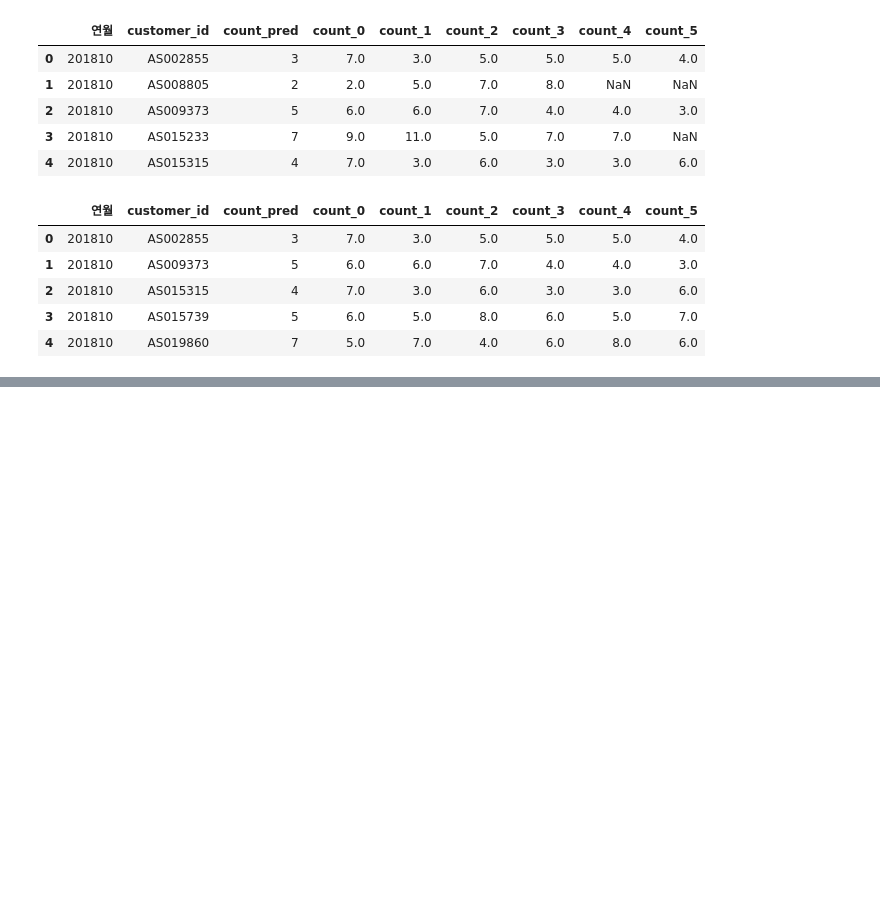
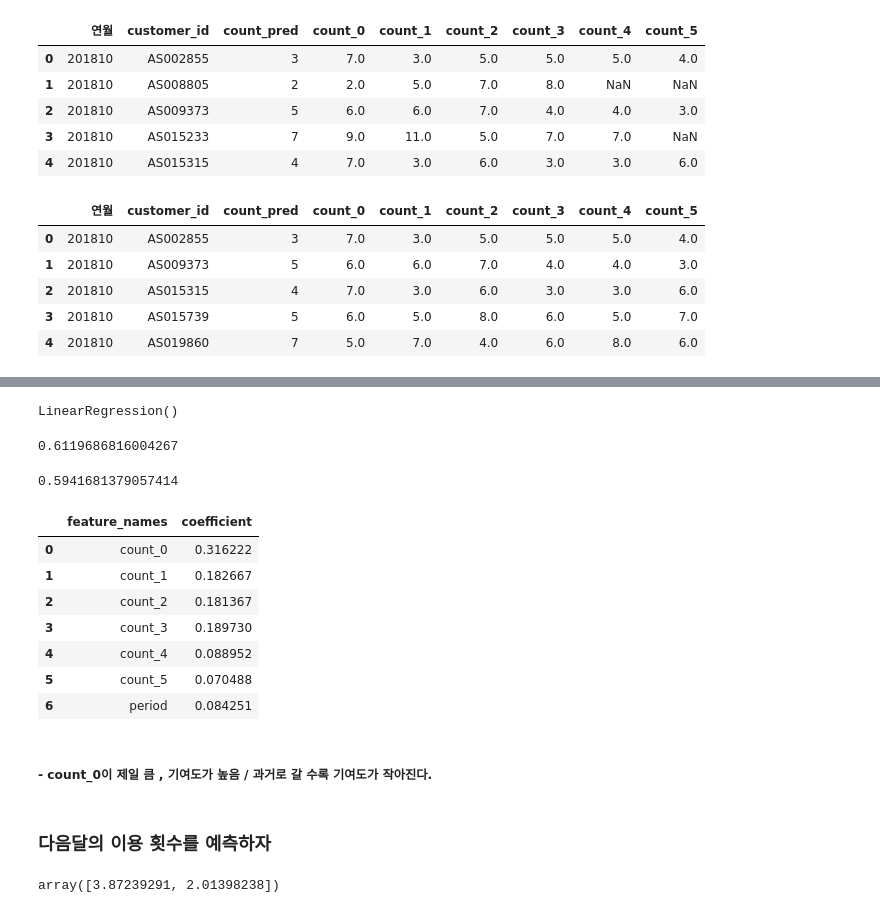
Before and after one commit to Hyehang/python_technique100, a Jupyter notebook: 04/04.고객의 행동을 예측하는 테크닉10.ipynb, the cells around one changed output, grey strips where cells are left out. Drawn from its saved outputs; the diff is of its cells as text; code cells hidden in the pictures; blank space fills up the shorter version.

```diff
--- a/04/04.고객의 행동을 예측하는 테크닉10.ipynb
+++ b/04/04.고객의 행동을 예측하는 테크닉10.ipynb
@@ -232,0 +276,34 @@ predict_data.head()
+# %%
+y = predict_data['count_pred']
+# %%
+X_train, X_test , y_train, y_test = sklearn.model_selection.train_test_split(X,y)
+# %%
+model.fit(X_train,y_train)
+# %% [output]
+LinearRegression()
+# %%
+model.score(X_train,y_train)
+# %% [output]
+0.6119686816004267
+# %%
+model.score(X_test,y_test)
+# %% [output]
+0.5941681379057414
+# %%
+coef = pd.DataFrame({'feature_names' : X.columns,
+                    'coefficient' : model.coef_})   #기여도 확인
+# %%
+coef
+# %% [output]
+|  | feature_names | coefficient |
+| 0 | count_0 | 0.316222 |
+| 1 | count_1 | 0.182667 |
+| 2 | count_2 | 0.181367 |
+| 3 | count_3 | 0.189730 |
+| 4 | count_4 | 0.088952 |
+| 5 | count_5 | 0.070488 |
+| 6 | period | 0.084251 |
+# %% [markdown]
+##### - count_0이 제일 큼 , 기여도가 높음 / 과거로 갈 수록 기여도가 작아진다.
+# %% [markdown]
+### 다음달의 이용 횟수를 예측하자
@@ -232,0 +314,4 @@ predict_data.head()
+# %%
+model.predict(x_pred)
+# %% [output]
+array([3.87239291, 2.01398238])
```
Also changed, not shown: parts of 16 cells of this notebook.
